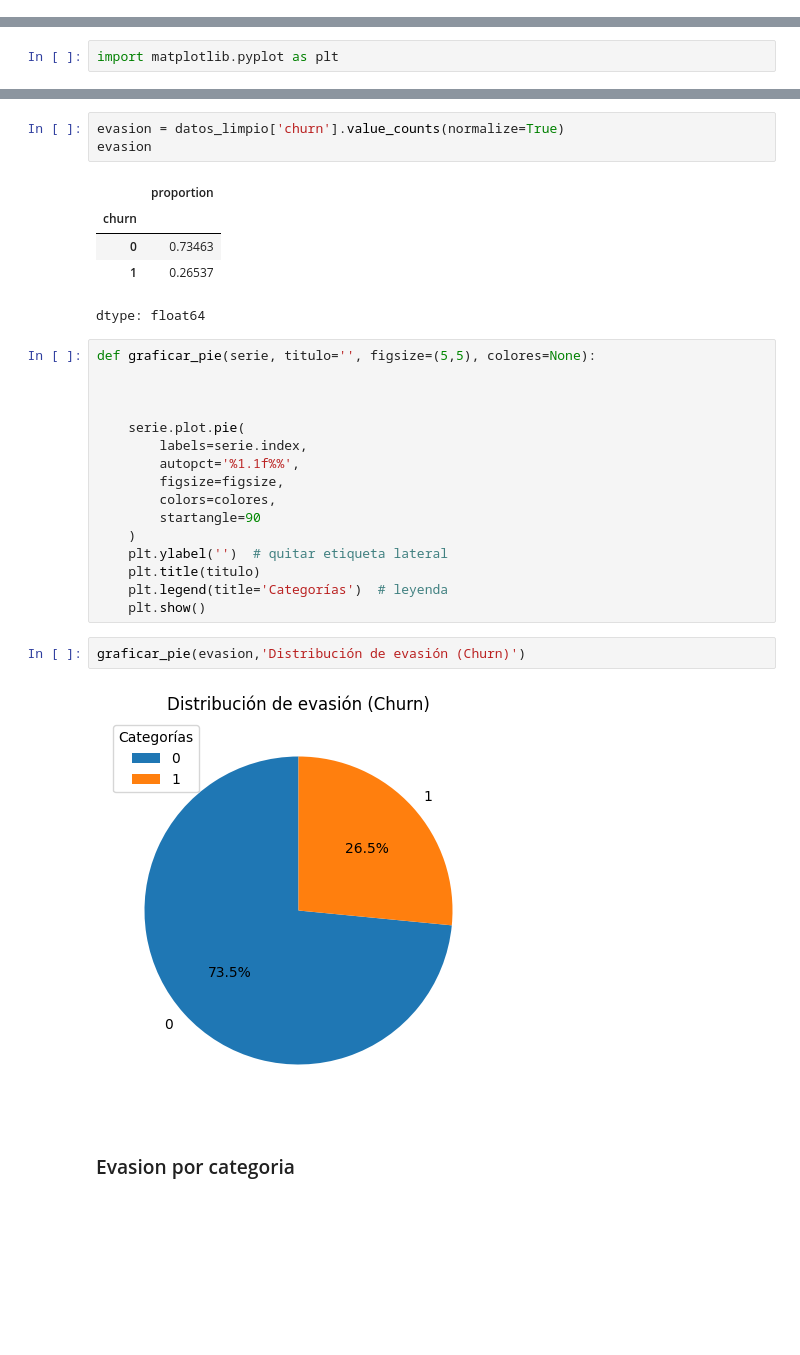
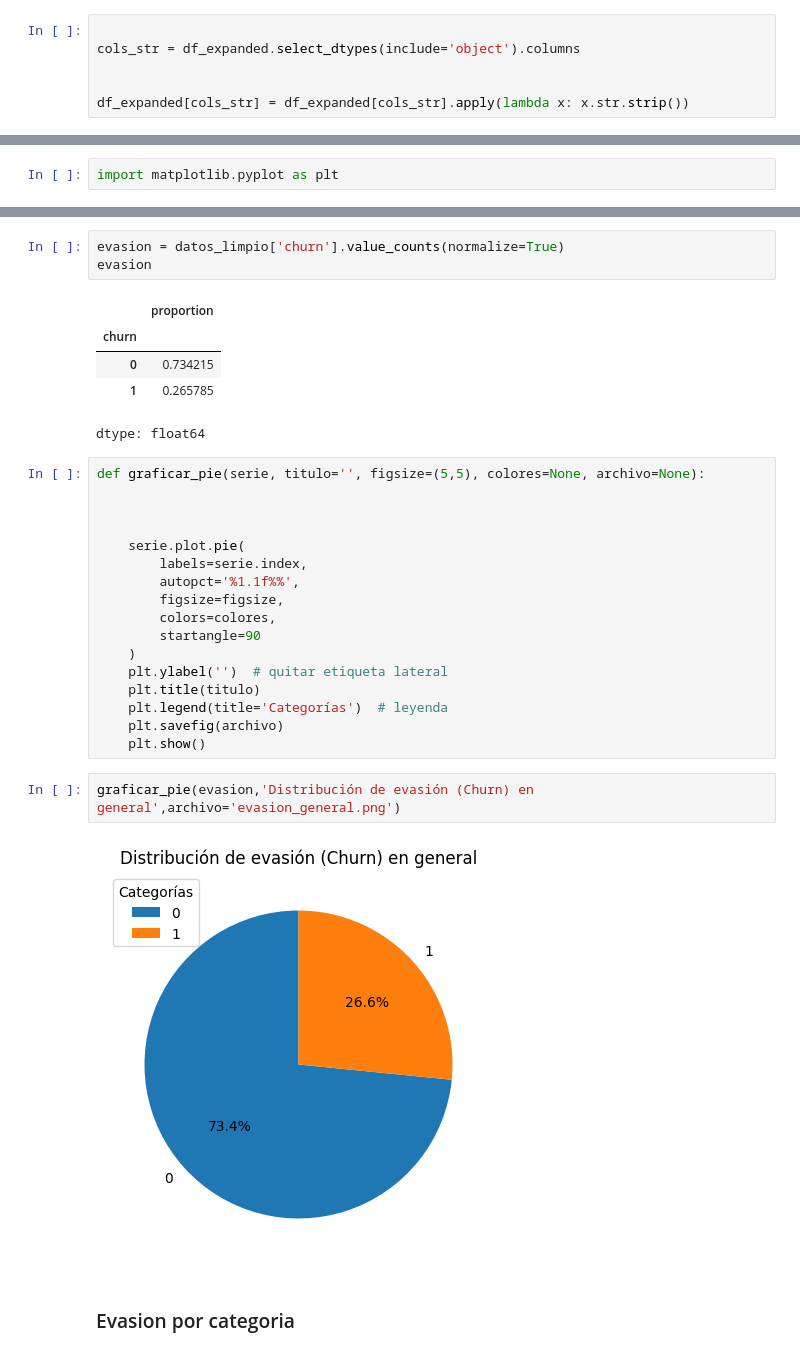
Before and after one commit to d4vid2025/challenge2-data-science-LATAM, a Jupyter notebook: TelecomX_LATAM.ipynb, the cells around one changed output, grey strips where cells are left out. Drawn from its saved outputs; the diff is of its cells as text; blank space fills up the shorter version.

```diff
--- a/TelecomX_LATAM.ipynb
+++ b/TelecomX_LATAM.ipynb
@@ -40,6 +40,12 @@ df_expanded
 7267 rows × 21 columns
 # %% [markdown]
 ## Verificando si hay valores nulos/ausentes/nan
+# %%
+
+cols_str = df_expanded.select_dtypes(include='object').columns
+
+
+df_expanded[cols_str] = df_expanded[cols_str].apply(lambda x: x.str.strip())
 # %%
 df_expanded.info()
 # %% [output]
@@ -344,11 +396,11 @@ evasion
 # %% [output]
 |  | proportion |
 | churn |  |
-| 0 | 0.73463 |
-| 1 | 0.26537 |
+| 0 | 0.734215 |
+| 1 | 0.265785 |
 dtype: float64
 # %%
-def graficar_pie(serie, titulo='', figsize=(5,5), colores=None):
+def graficar_pie(serie, titulo='', figsize=(5,5), colores=None, archivo=None):
 
 
 
@@ -362,11 +414,12 @@ def graficar_pie(serie, titulo='', figsize=(5,5), colores=None):
     plt.ylabel('')  # quitar etiqueta lateral
     plt.title(titulo)
     plt.legend(title='Categorías')  # leyenda
+    plt.savefig(archivo)
     plt.show()
 # %%
-graficar_pie(evasion,'Distribución de evasión (Churn)')
+graficar_pie(evasion,'Distribución de evasión (Churn) en general',archivo='evasion_general.png')
 # %% [output]
-[figure, old version]
+[figure, new version]
 # %% [markdown]
 ### Evasion por categoria
 # %%
```
Also changed, not shown: parts of 41 cells of this notebook.
